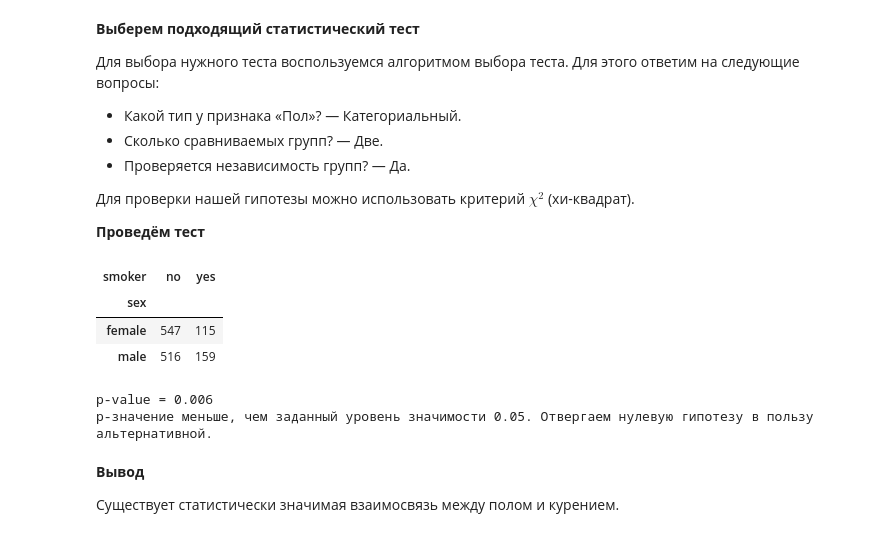
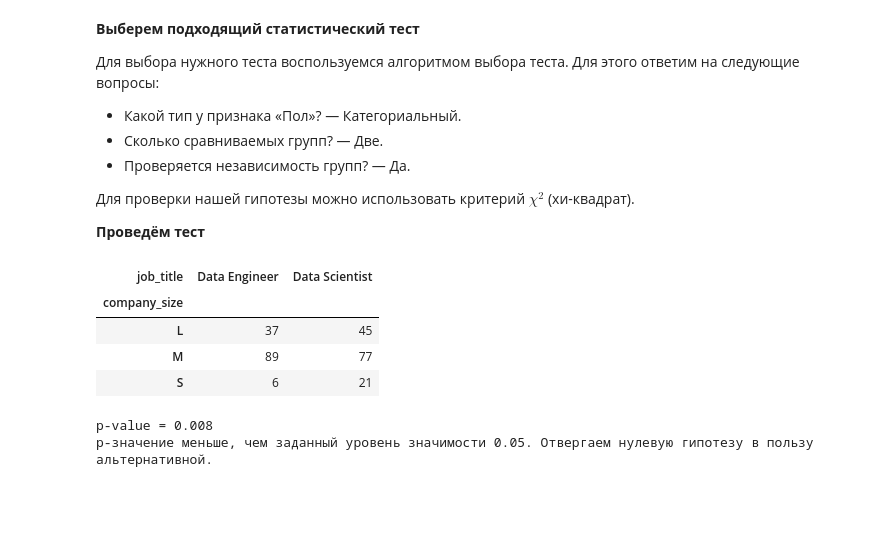
Before and after one commit to the0fedor/SF_DS, a Jupyter notebook: SkillFactory/EDA-4/Karavaev_EDA_Practice_HW-02.ipynb, the cells around one changed output. Saved outputs shown, nothing was run; the diff lists cells and outputs as text; code cells hidden in the pictures; blank space fills up the shorter version.

```diff
--- a/SkillFactory/EDA-4/Karavaev_EDA_Practice_HW-02.ipynb
+++ b/SkillFactory/EDA-4/Karavaev_EDA_Practice_HW-02.ipynb
@@ -305,0 +305,3 @@ plt.show()
+# %%
+# фильтруем професси в датафрейме
+filtred_ds_de = df[(df.job_title == 'Data Scientist') | (df.job_title == 'Data Engineer')]
@@ -538,22 +729,19 @@ p-значение больше, чем заданный уровень знач
 **Проведём тест**
 # %%
 # составляем таблицу сопряжённости
-cross_table = pd.crosstab(data['sex'], data['smoker'])
+cross_table = pd.crosstab(filtred_ds_de['company_size'], filtred_ds_de['job_title'])
 
 cross_table
 # %% [output]
-| smoker | no | yes |
-| sex |  |  |
-| female | 547 | 115 |
-| male | 516 | 159 |
+| job_title | Data Engineer | Data Scientist |
+| company_size |  |  |
+| L | 37 | 45 |
+| M | 89 | 77 |
+| S | 6 | 21 |
 # %%
 # проводим тест
 _, p, _, _ = stats.chi2_contingency(cross_table)
 decision_hypothesis(p)
 # %% [output]
-p-value = 0.006
+p-value = 0.008
 p-значение меньше, чем заданный уровень значимости 0.05. Отвергаем нулевую гипотезу в пользу альтернативной.
-# %% [markdown]
-**Вывод**
-
-Существует статистически значимая взаимосвязь между полом и курением.
```
Also changed, not shown: parts of 112 cells of this notebook, 3 other files.
